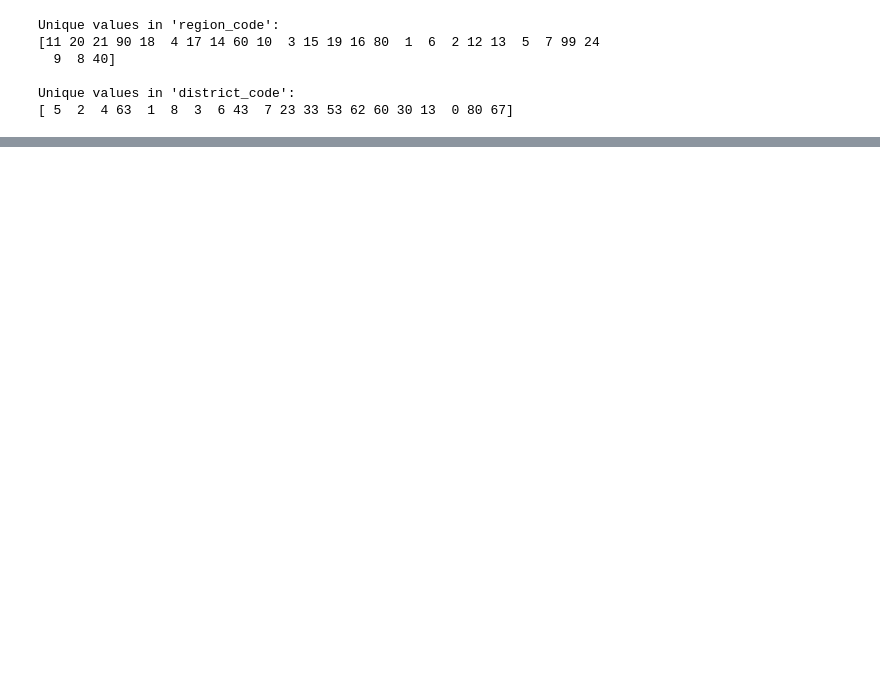
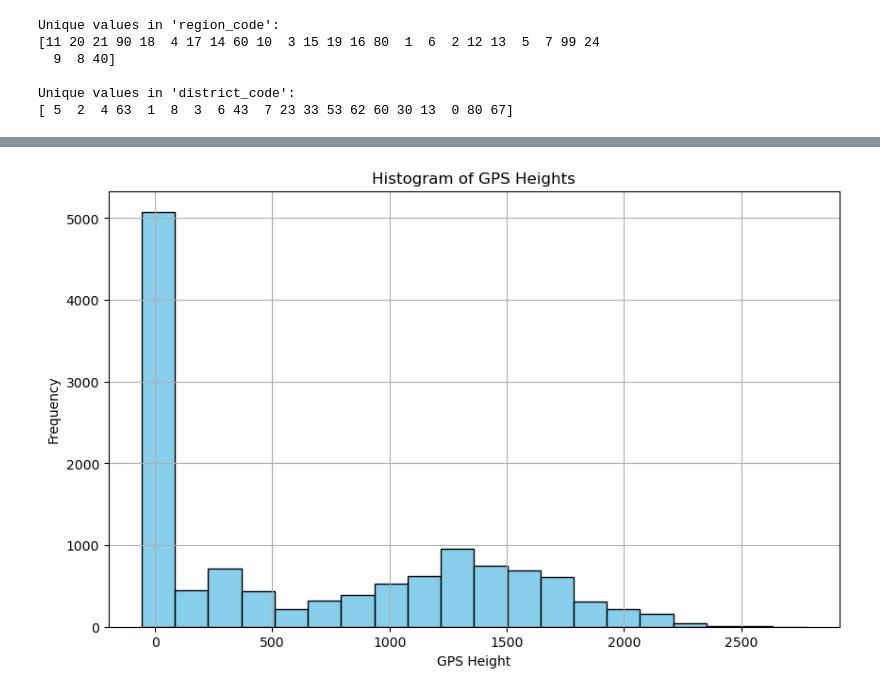
Before and after one commit to jguzzo522/twaterwell, a Jupyter notebook: tanwaterwell.ipynb, the cells around one changed output, grey strips where cells are left out. Drawn from its saved outputs; the diff is of its cells as text; code cells hidden in the pictures; blank space fills up the shorter version.

```diff
--- a/tanwaterwell.ipynb
+++ b/tanwaterwell.ipynb
@@ -525,0 +880,12 @@ Unique values in 'district_code':
+# %%
+# Round the construction years to the nearest whole number
+testvalues_cleaned['construction_year'] = round(testvalues_cleaned['construction_year'])
+
+# Recategorize construction years into decades
+testvalues_cleaned['decade_construction'] = testvalues_cleaned['construction_year'].apply(categorize_decade)
+
+# Display the count of construction years falling into each decade
+print("Count of Construction Years by Decade:")
+for decade in unique_decades:
+    count = testvalues_cleaned[testvalues_cleaned['decade_construction'] == decade].shape[0]
+    print(f"{decade}: {count}")
@@ -525,0 +969,4 @@ Unique values in 'district_code':
+# %%
+# Drop rows with missing values in specified columns
+merged_data.dropna(subset=['public_meeting', 'scheme_management', 'permit'], inplace=True)
+testvalues_cleaned.dropna(subset=['public_meeting', 'scheme_management', 'permit'], inplace=True)
@@ -525,0 +975,4 @@ Unique values in 'district_code':
+# %%
+# Drop 'date_recorded
+testvalues_cleaned.drop(columns=['date_recorded'], inplace=True)
+merged_data.drop(columns=['date_recorded'], inplace=True)
@@ -525,0 +998,13 @@ Unique values in 'district_code':
+# %%
+import matplotlib.pyplot as plt
+
+# Plot histogram of GPS heights
+plt.figure(figsize=(10, 6))
+plt.hist(testvalues_cleaned['gps_height'], bins=20, color='skyblue', edgecolor='black')
+plt.xlabel('GPS Height')
+plt.ylabel('Frequency')
+plt.title('Histogram of GPS Heights')
+plt.grid(True)
+plt.show()
+# %% [output]
+[figure, added]
```
Also changed, not shown: parts of 100 cells of this notebook.
